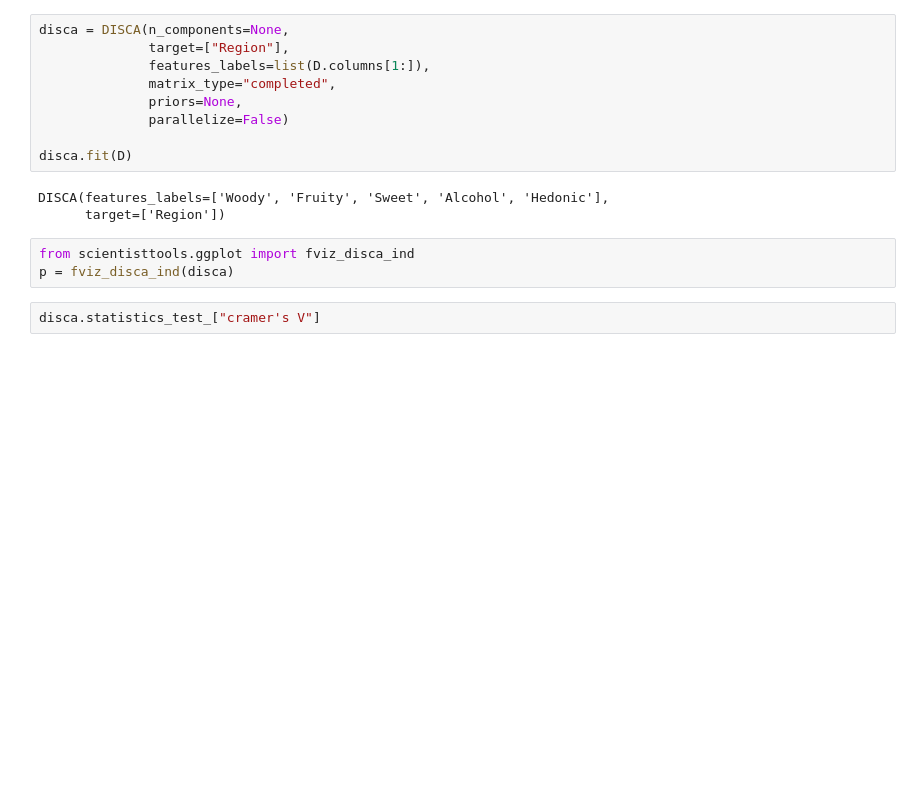
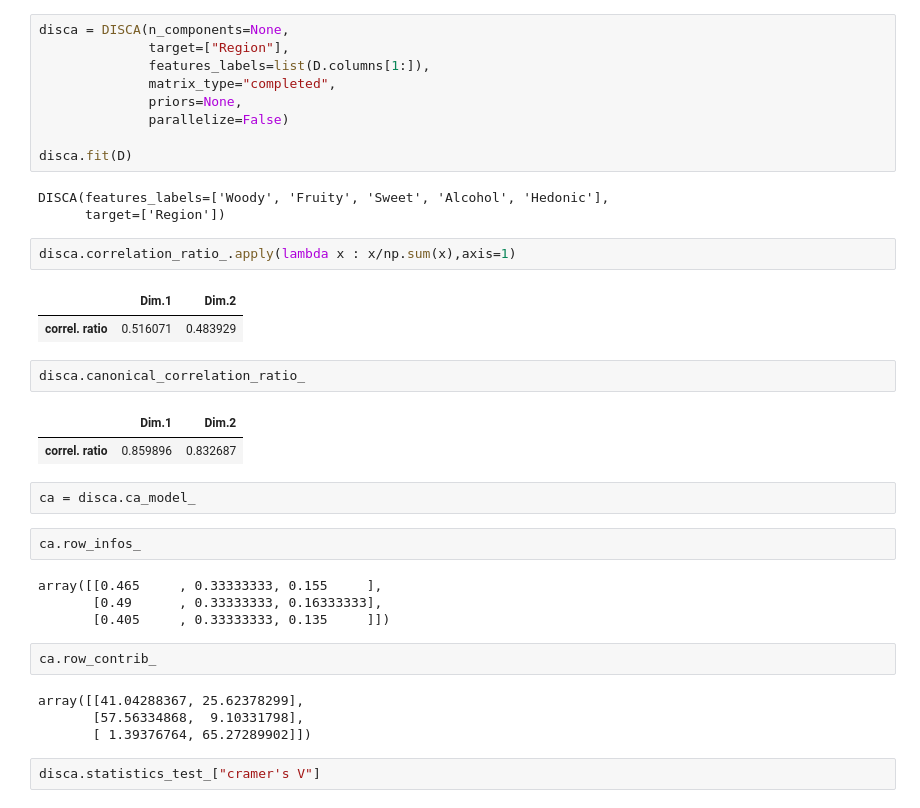
Before and after one commit to enfantbenidedieu/scientisttools, a Jupyter notebook: disca_example.ipynb, the cells around one changed output. Cells and saved outputs as stored; diff of their text form; blank space fills up the shorter version.

```diff
--- a/disca_example.ipynb
+++ b/disca_example.ipynb
@@ -39,9 +39,30 @@ disca.fit(D)
 # %% [output]
 DISCA(features_labels=['Woody', 'Fruity', 'Sweet', 'Alcohol', 'Hedonic'],
       target=['Region'])
-# %%
-from scientisttools.ggplot import fviz_disca_ind
-p = fviz_disca_ind(disca)
+# %%
+disca.correlation_ratio_.apply(lambda x : x/np.sum(x),axis=1)
+# %% [output]
+|  | Dim.1 | Dim.2 |
+| correl. ratio | 0.516071 | 0.483929 |
+# %%
+disca.canonical_correlation_ratio_
+# %% [output]
+|  | Dim.1 | Dim.2 |
+| correl. ratio | 0.859896 | 0.832687 |
+# %%
+ca = disca.ca_model_
+# %%
+ca.row_infos_
+# %% [output]
+array([[0.465     , 0.33333333, 0.155     ],
+       [0.49      , 0.33333333, 0.16333333],
+       [0.405     , 0.33333333, 0.135     ]])
+# %%
+ca.row_contrib_
+# %% [output]
+array([[41.04288367, 25.62378299],
+       [57.56334868,  9.10331798],
+       [ 1.39376764, 65.27289902]])
 # %%
 disca.statistics_test_["cramer's V"]
 # %% [output]
```
Also changed, not shown: 3 other files.
